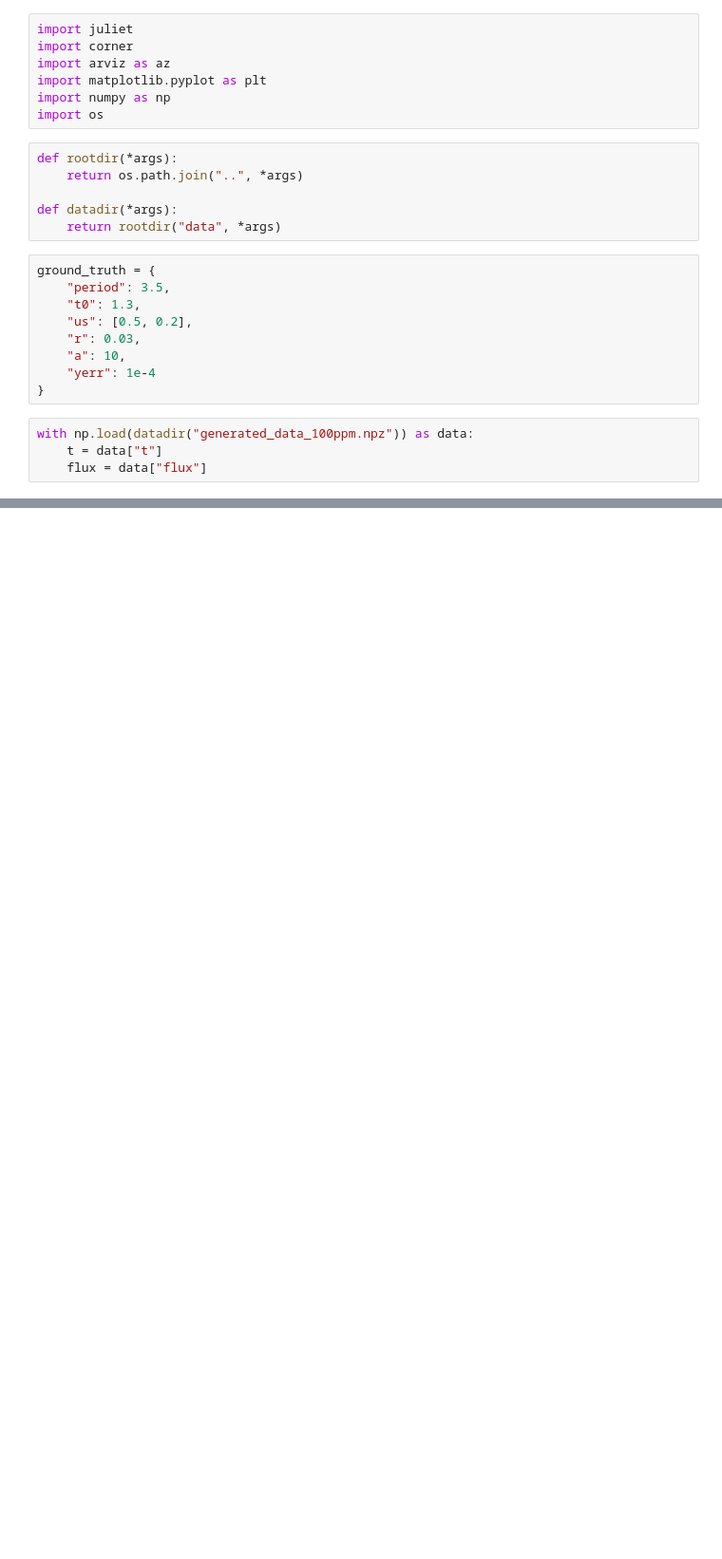
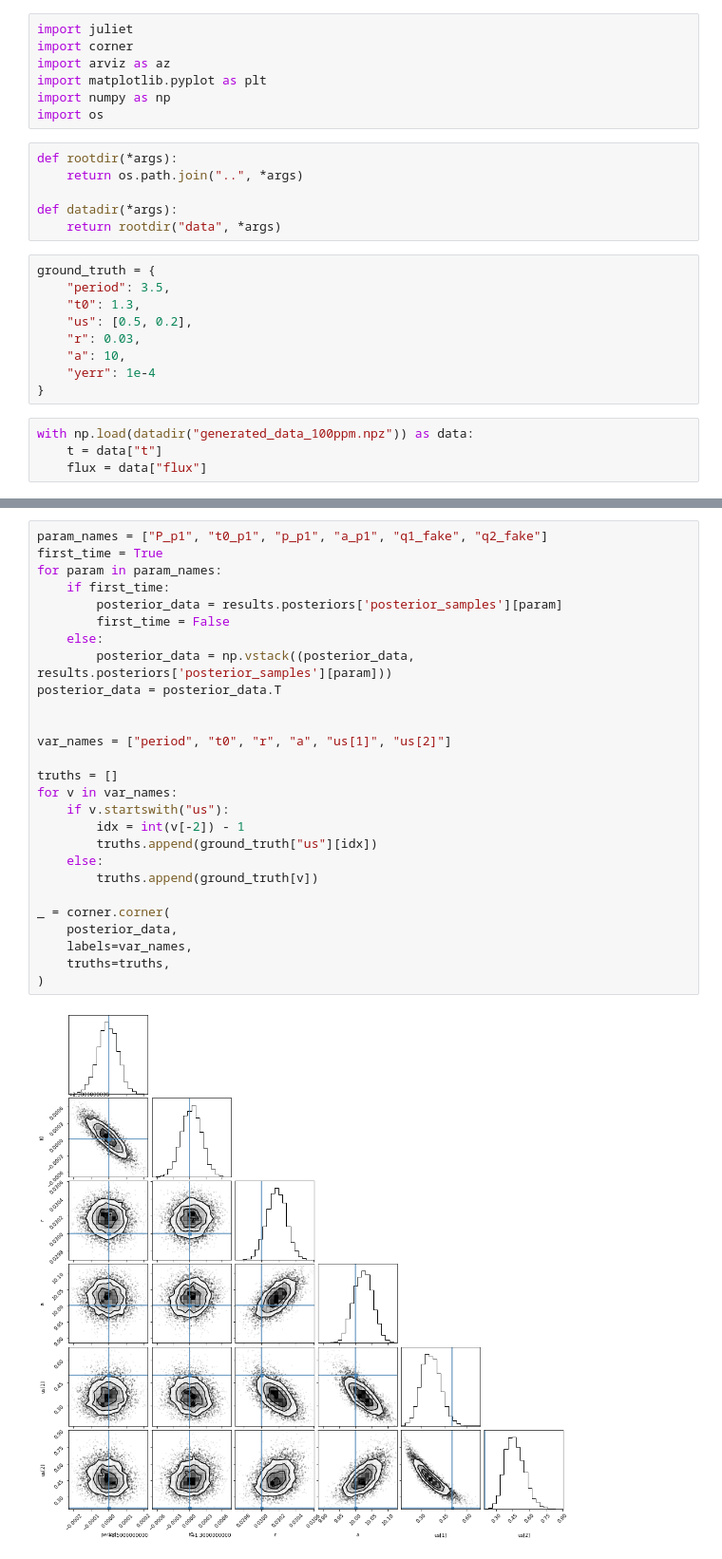
Before and after one commit to mileslucas/yeehaw, a Jupyter notebook: src/juliet.ipynb, the cells around one changed output, grey strips where cells are left out. Shown at 95% size. Cells and saved outputs as stored; diff of their text form; blank space fills up the shorter version.

```diff
--- a/src/juliet.ipynb
+++ b/src/juliet.ipynb
@@ -90,0 +90,29 @@ plt.plot(phases[idx], transit_model[idx])
+# %%
+param_names = ["P_p1", "t0_p1", "p_p1", "a_p1", "q1_fake", "q2_fake"]
+first_time = True
+for param in param_names:
+    if first_time:
+        posterior_data = results.posteriors['posterior_samples'][param]
+        first_time = False
+    else:
+        posterior_data = np.vstack((posterior_data, results.posteriors['posterior_samples'][param]))
+posterior_data = posterior_data.T
+
+
+var_names = ["period", "t0", "r", "a", "us[1]", "us[2]"]
+
+truths = []
+for v in var_names:
+    if v.startswith("us"):
+        idx = int(v[-2]) - 1
+        truths.append(ground_truth["us"][idx])
+    else:
+        truths.append(ground_truth[v])
+
+_ = corner.corner(
+    posterior_data,
+    labels=var_names,
+    truths=truths,
+)
+# %% [output]
+[figure, added]
```
Also changed, not shown: parts of 8 cells of this notebook.
